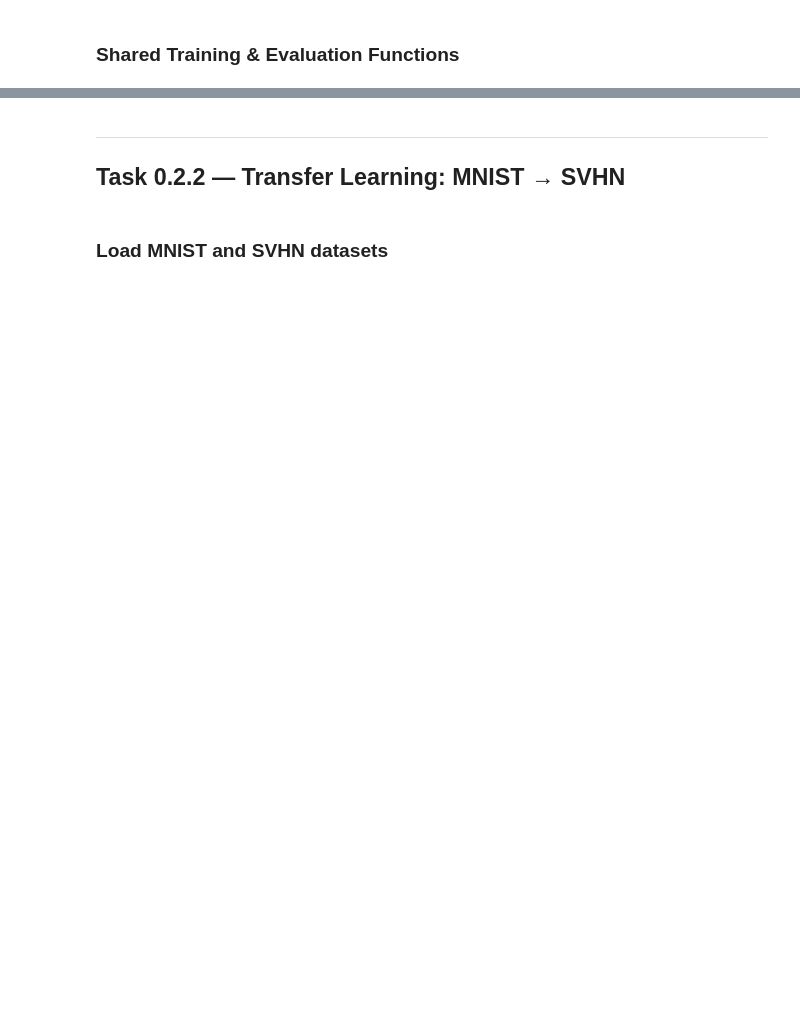
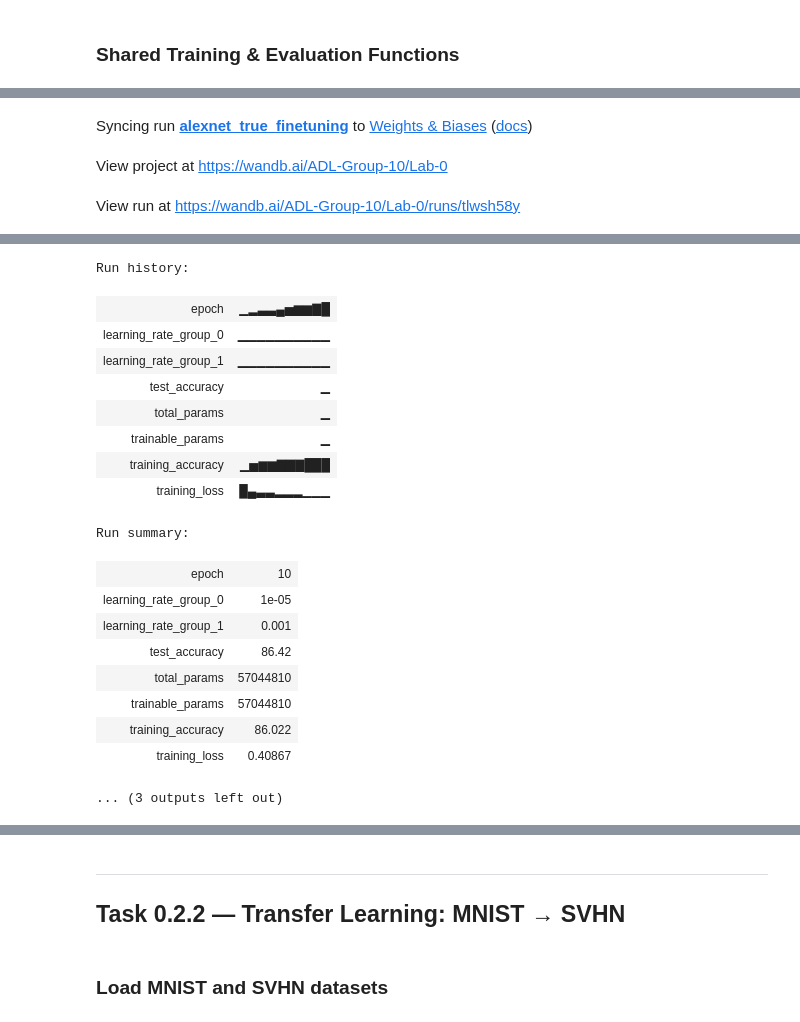
Before and after one commit to ADL-Group-10/lab0, a Jupyter notebook: 02_transfer_learning.ipynb, the cells around one changed output, grey strips where cells are left out. Drawn from its saved outputs; the diff is of its cells as text; code cells hidden in the pictures; blank space fills up the shorter version.

Commit message:
Transfer Learning from ImageNet and MNIST

```diff
--- a/02_transfer_learning.ipynb
+++ b/02_transfer_learning.ipynb
@@ -216,6 +309,0 @@ View run at https://wandb.ai/dhashr-3/Lab-0/runs/j6rr0mmn
-# %%
-%%time
-
-results['Experiment A (AlexNet Fine-Tuning)'] = evaluate_model(
-    alexnet_ft, cifar_testloader, 'AlexNet Fine-Tuning'
-)
@@ -291,6 +401,0 @@ Run history:
-# %%
-%%time
-
-results['Experiment B (AlexNet Feature Extraction)'] = evaluate_model(
-    alexnet_fe, cifar_testloader, 'AlexNet Feature Extraction (Pretrained)'
-)
@@ -308,0 +405,46 @@ In short: **pretrained weights give the model a head start** by providing good f
+# %%
+%%time
+
+start_run('alexnet_true_finetuning', config={
+    "architecture": "AlexNet",
+    "mode": "true_fine_tuning",
+    "dataset": "CIFAR-10",
+    "pretrained": True,
+    "frozen_layers": "none",
+    "optimizer": "Adam",
+    "learning_rate": "backbone=1e-5, classifier=1e-3",
+    "epochs": NUM_EPOCHS
+})
+
+# Load AlexNet WITH pretrained ImageNet weights
+alexnet_tft = models.alexnet(weights=models.AlexNet_Weights.IMAGENET1K_V1)
+
+# Replace the last FC layer for CIFAR-10 (10 classes)
+alexnet_tft.classifier[6] = nn.Linear(4096, 10)
+alexnet_tft = alexnet_tft.to(device)
+count_params(alexnet_tft)
+
+# All layers unfrozen — differential lr to protect pretrained features
+optimizer_tft = optim.Adam([
+    {'params': alexnet_tft.features.parameters(), 'lr': 1e-5},    # backbone — gentle updates
+    {'params': alexnet_tft.classifier.parameters(), 'lr': 1e-3}   # new head — learn fast
+], weight_decay=5e-4)
+
+
+print('=== Experiment C: True Fine-Tuning (pretrained, all layers unfrozen) ===')
+alexnet_tft = train_model(
+    model=alexnet_tft,
+    optimizer=optimizer_tft,
+    trainloader=cifar_trainloader,
+    num_epochs=NUM_EPOCHS,
+    run_name='alexnet_true_finetuning'
+)
+
+results['Experiment C (AlexNet True Fine-Tuning)'], _, _ = evaluate_model(
+    alexnet_tft, cifar_testloader, 'AlexNet True Fine-Tuning (Pretrained)'
+)
+wandb.log({"test_accuracy": results['Experiment C (AlexNet True Fine-Tuning)']})
+log_prediction_samples(alexnet_tft, cifar_testloader, 'exp_c_alexnet_tft')
+
+end_run()
+# %% [output]
@@ -308,0 +454,3 @@ In short: **pretrained weights give the model a head start** by providing good f
+Syncing run alexnet_true_finetuning to Weights & Biases (docs)
+View project at https://wandb.ai/ADL-Group-10/Lab-0
+View run at https://wandb.ai/ADL-Group-10/Lab-0/runs/tlwsh58y
@@ -308,0 +472,19 @@ In short: **pretrained weights give the model a head start** by providing good f
+Run history:
+| epoch | ▁▂▃▃▄▅▆▆▇█ |
+| learning_rate_group_0 | ▁▁▁▁▁▁▁▁▁▁ |
+| learning_rate_group_1 | ▁▁▁▁▁▁▁▁▁▁ |
+| test_accuracy | ▁ |
+| total_params | ▁ |
+| trainable_params | ▁ |
+| training_accuracy | ▁▅▆▆▇▇▇███ |
+| training_loss | █▄▃▃▂▂▂▁▁▁ |
+Run summary:
+| epoch | 10 |
+| learning_rate_group_0 | 1e-05 |
+| learning_rate_group_1 | 0.001 |
+| test_accuracy | 86.42 |
+| total_params | 57044810 |
+| trainable_params | 57044810 |
+| training_accuracy | 86.022 |
+| training_loss | 0.40867 |
+... (3 outputs left out)
```
Also changed, not shown: parts of 32 cells of this notebook.
